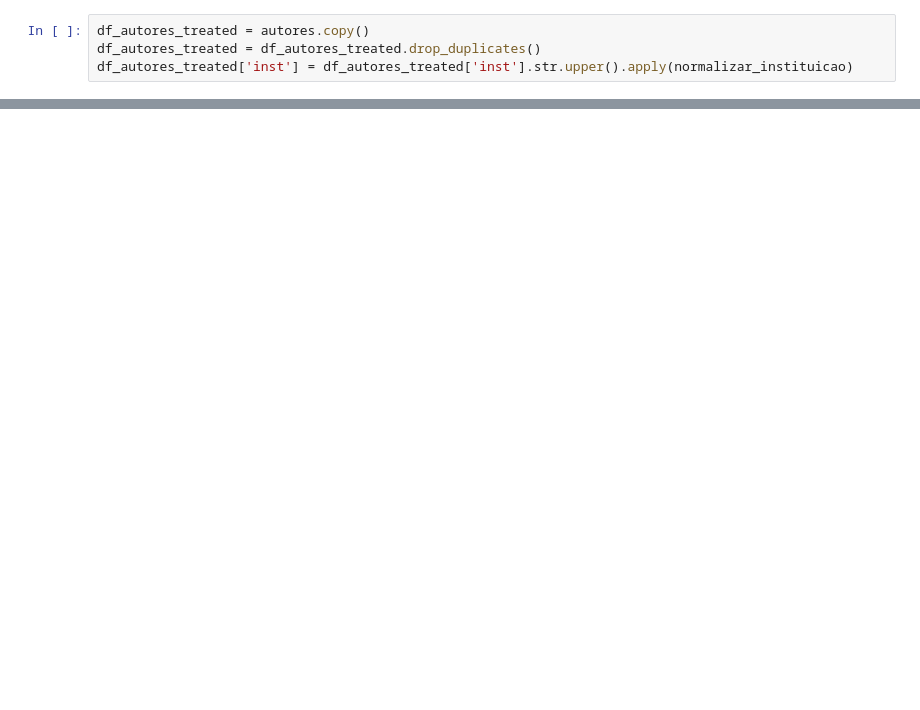
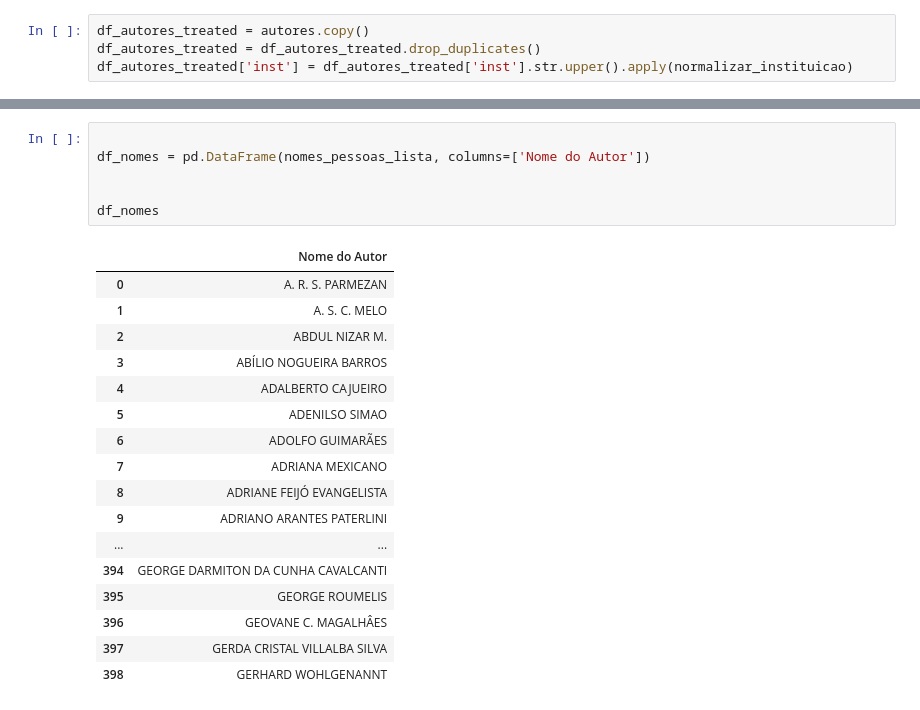
Before and after one commit to SanttosDev/TCC, a Jupyter notebook: notebooks/pipelines/articles_treatment.ipynb, the cells around one changed output, grey strips where cells are left out. Drawn from its saved outputs; the diff is of its cells as text; blank space fills up the shorter version.

```diff
--- a/notebooks/pipelines/articles_treatment.ipynb
+++ b/notebooks/pipelines/articles_treatment.ipynb
@@ -307,0 +505,24 @@ Successfully installed et-xmlfile-2.0.0 openpyxl-3.1.5
+# %%
+
+df_nomes = pd.DataFrame(nomes_pessoas_lista, columns=['Nome do Autor'])
+
+
+df_nomes
+# %% [output]
+|  | Nome do Autor |
+| 0 | A. R. S. PARMEZAN |
+| 1 | A. S. C. MELO |
+| 2 | ABDUL NIZAR M. |
+| 3 | ABÍLIO NOGUEIRA BARROS |
+| 4 | ADALBERTO CAJUEIRO |
+| 5 | ADENILSO SIMAO |
+| 6 | ADOLFO GUIMARÃES |
+| 7 | ADRIANA MEXICANO |
+| 8 | ADRIANE FEIJÓ EVANGELISTA |
+| 9 | ADRIANO ARANTES PATERLINI |
+| ... | ... |
+| 394 | GEORGE DARMITON DA CUNHA CAVALCANTI |
+| 395 | GEORGE ROUMELIS |
+| 396 | GEOVANE C. MAGALHÂES |
+| 397 | GERDA CRISTAL VILLALBA SILVA |
+| 398 | GERHARD WOHLGENANNT |
```
Also changed, not shown: parts of 15 cells of this notebook, 8 other files.
